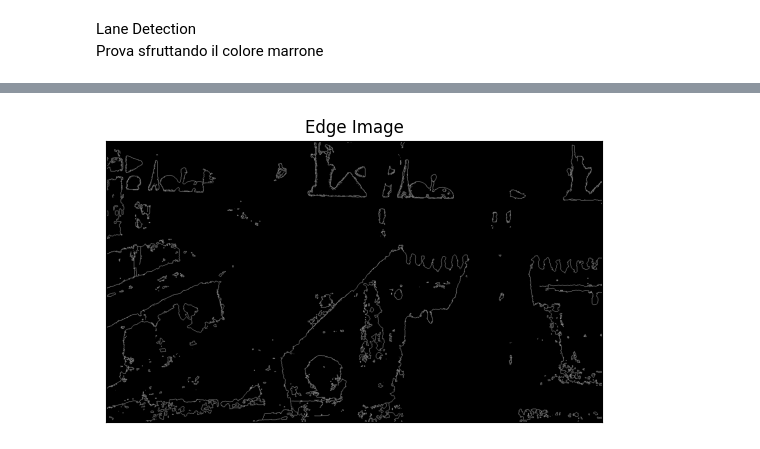
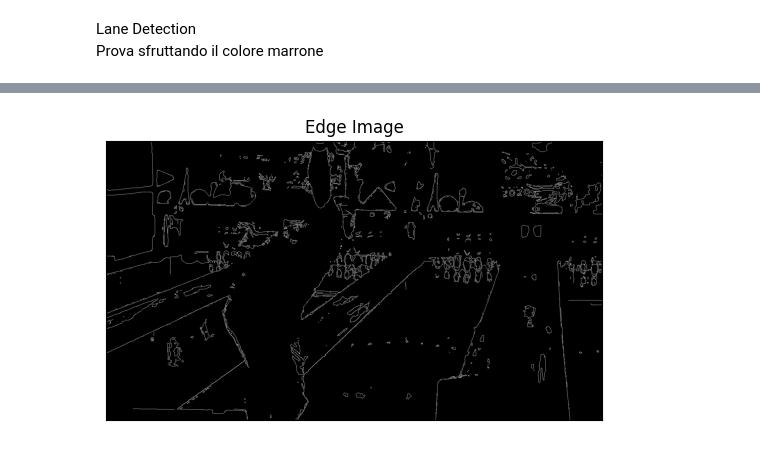
Before and after one commit to CorraPiano/bowling-analysis, a Jupyter notebook: notebook/lane_detection/lane_detection_test_colored.ipynb, the cells around one changed output, grey strips where cells are left out. Saved outputs shown, nothing was run; the diff lists cells and outputs as text; code cells hidden in the pictures.

```diff
--- a/notebook/lane_detection/lane_detection_test_colored.ipynb
+++ b/notebook/lane_detection/lane_detection_test_colored.ipynb
@@ -25,0 +12,12 @@ plt.show()
+# %%
+# Define the relative path to the video file
+notebook_dir = Path().resolve()
+project_root = notebook_dir.parent.parent
+video_path = project_root / "data" / "recording_3" / "Recording_3_normal_speed.mp4"
+video_path = str(video_path)
+
+# Load the video
+cap = cv2.VideoCapture(video_path)
+
+# Check
+print(f"Opened: {cap.isOpened()}, FPS: {cap.get(cv2.CAP_PROP_FPS)}, Total Frames: {cap.get(cv2.CAP_PROP_FRAME_COUNT)}")
@@ -28,8 +49,19 @@ plt.show()
 hsv_image = cv2.cvtColor(image_color, cv2.COLOR_BGR2HSV)
 
 # Define the range for light brown color in HSV
-lower_brown = np.array([10, 50, 50])
+lower_brown = np.array([00, 30, 100])
 upper_brown = np.array([20, 200, 255])
+
+# Define the range for rose color in HSV
+lower_rose = np.array([150, 30, 200])
+upper_rose = np.array([180, 200, 255])
+
+'''
+Explain the parameters of HSV color space
+H: Hue (color) - 0 to 180 degrees (Red to Violet) --- 0 è rosso, 60 è giallo, 120 è verde, 180 è viola --- marrone: 0-30, rosa: 150-180
+S: Saturation (intensity of the color) - 0 to 255 (gray to pure color) --- più basso è, più grigio è, più alto è, più colorato è
+V: Value (brightness of the color) - 0 to 255 (black to white)  --- più basso è, più scuro è, più alto è, più chiaro è
+'''
 
 # Create a mask for light brown color
 mask = cv2.inRange(hsv_image, lower_brown, upper_brown)
@@ -46,0 +79,16 @@ plt.show()
+# %%
+# Create masks for brown and rose colors
+mask_brown = cv2.inRange(hsv_image, lower_brown, upper_brown)
+mask_rose = cv2.inRange(hsv_image, lower_rose, upper_rose)
+
+# Combine the masks
+combined_mask = cv2.bitwise_or(mask_brown, mask_rose)
+
+# Apply the combined mask to the original image
+extracted_image = cv2.bitwise_and(image_color, image_color, mask=combined_mask)
+
+# Display the result
+plt.imshow(cv2.cvtColor(extracted_image, cv2.COLOR_BGR2RGB))
+plt.title('Brown and Rose Parts Extracted')
+plt.axis('off')
+plt.show()
@@ -47,21 +97,21 @@ plt.show()
 # %%
 # Convert the image to grayscale
-gray_image = cv2.cvtColor(brown_extracted, cv2.COLOR_BGR2GRAY)
+gray_image = cv2.cvtColor(extracted_image, cv2.COLOR_BGR2GRAY)
 
 # Compute Otsu's threshold
 otsu_thresh, _ = cv2.threshold(gray_image, 0, 255, cv2.THRESH_BINARY + cv2.THRESH_OTSU)
 
 # Set lower and upper thresholds relative to Otsu's threshold
 lower = 0.5 * otsu_thresh
 upper = 1.5 * otsu_thresh
 
 edges = cv2.Canny(gray_image, lower, upper)
 
 
 # Display the original image and the edge-detected image
 plt.imshow(edges, cmap='gray')
 plt.title('Edge Image')
 plt.xticks([]), plt.yticks([])
 plt.show()
 # %% [output]
-[figure, old version]
+[figure, new version]
```
Also changed, not shown: parts of 14 cells of this notebook, 2 other files.
